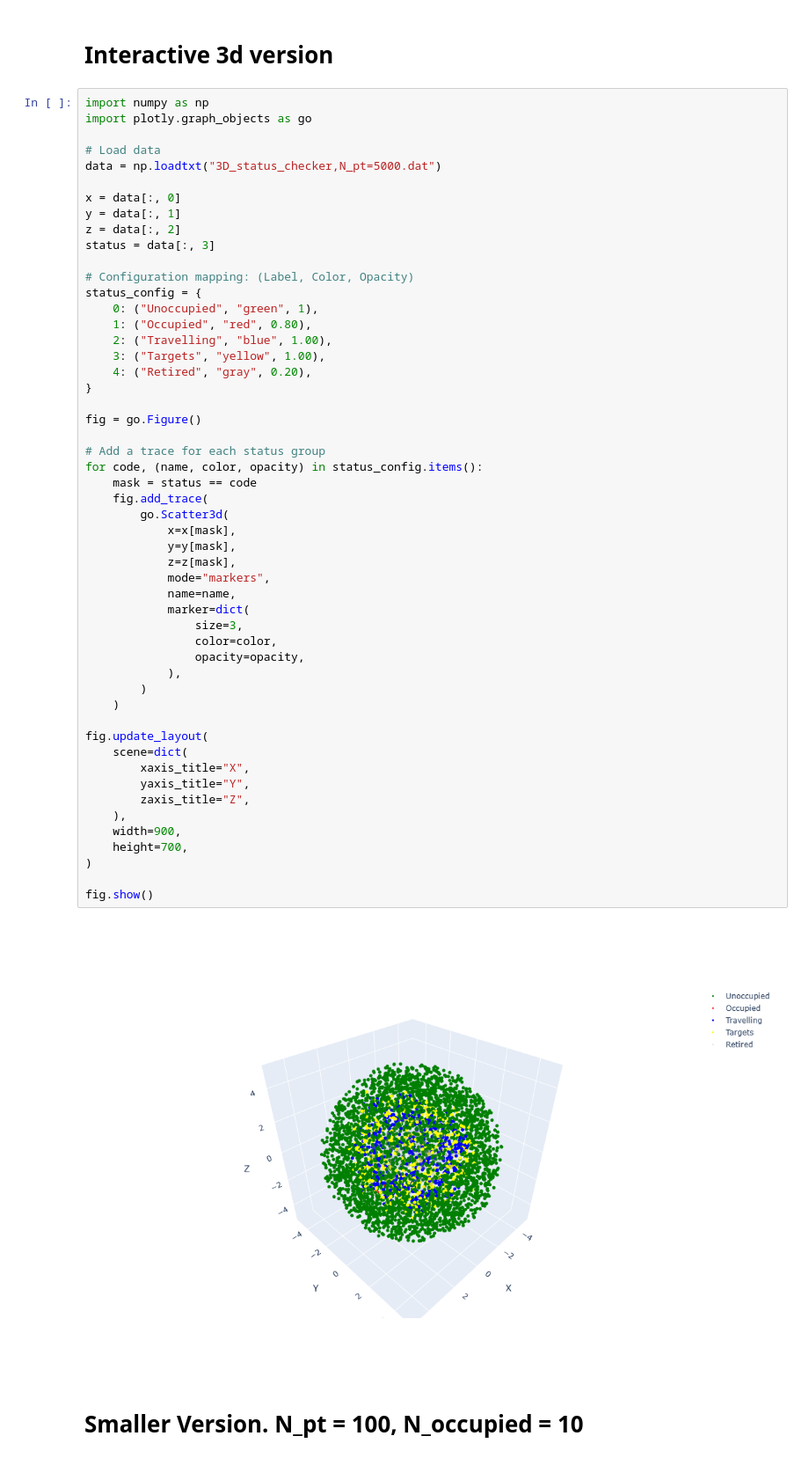
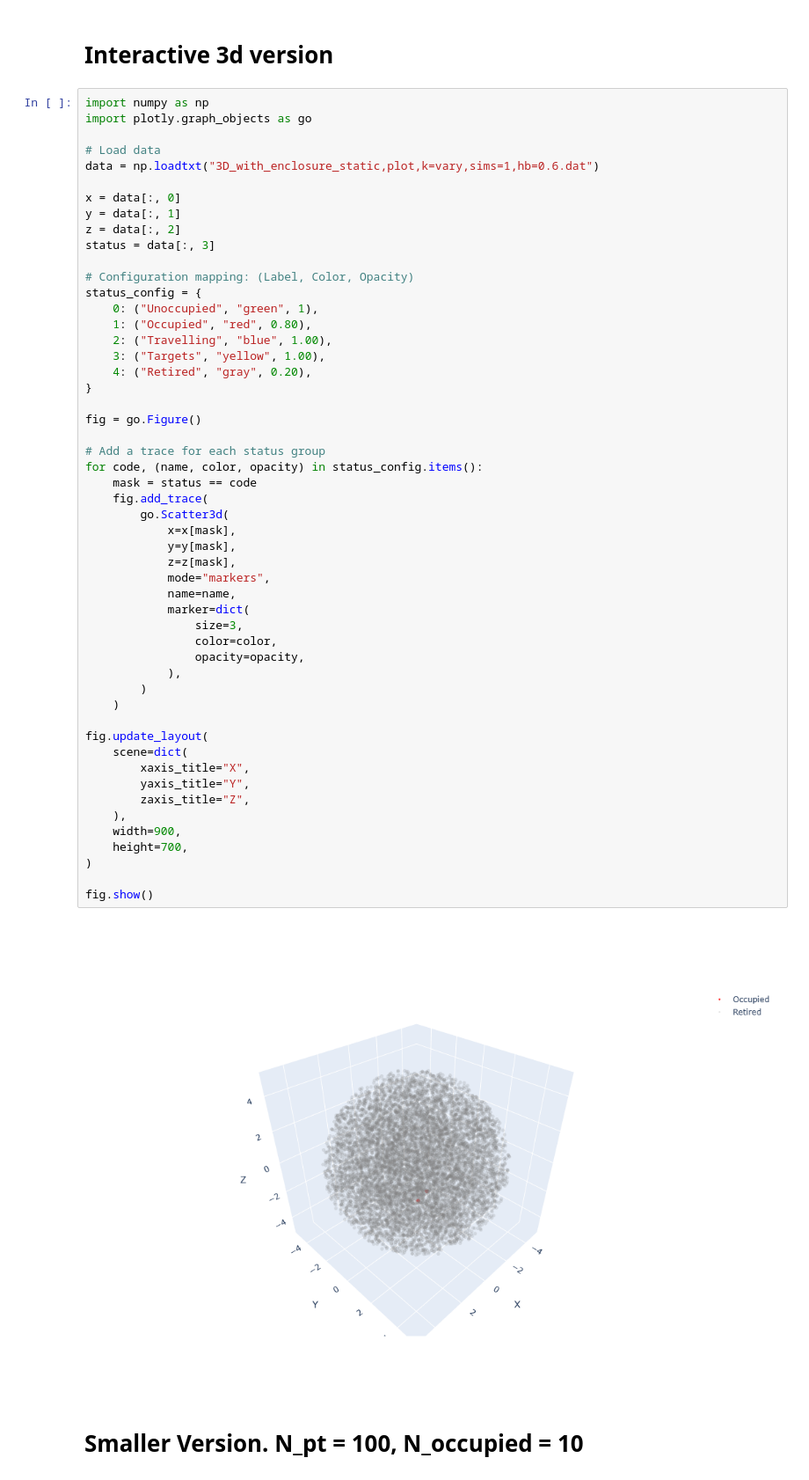
Before and after one commit to xyJohnxy/percolation-, a Jupyter notebook: status_checker.ipynb, the cells around one changed output. Shown at 88% size. Drawn from its saved outputs; the diff is of its cells as text.

```diff
--- a/status_checker.ipynb
+++ b/status_checker.ipynb
@@ -150,7 +150,7 @@ import numpy as np
 import plotly.graph_objects as go
 
 # Load data
-data = np.loadtxt("3D_status_checker,N_pt=5000.dat")
+data = np.loadtxt("3D_with_enclosure_static,plot,k=vary,sims=1,hb=0.6.dat")
 
 x = data[:, 0]
 y = data[:, 1]
@@ -171,34 +171,34 @@ fig = go.Figure()
 # Add a trace for each status group
 for code, (name, color, opacity) in status_config.items():
     mask = status == code
     fig.add_trace(
         go.Scatter3d(
             x=x[mask],
             y=y[mask],
             z=z[mask],
             mode="markers",
             name=name,
             marker=dict(
                 size=3,
                 color=color,
                 opacity=opacity,
             ),
         )
     )
 
 fig.update_layout(
     scene=dict(
         xaxis_title="X",
         yaxis_title="Y",
         zaxis_title="Z",
     ),
     width=900,
     height=700,
 )
 
 fig.show()
 # %% [output]
-[figure, old version]
+[figure, new version]
 # %% [markdown]
 # Smaller Version. N_pt = 100, N_occupied = 10
 # %%
```
Also changed, not shown: parts of 7 cells of this notebook, 14 other files.
